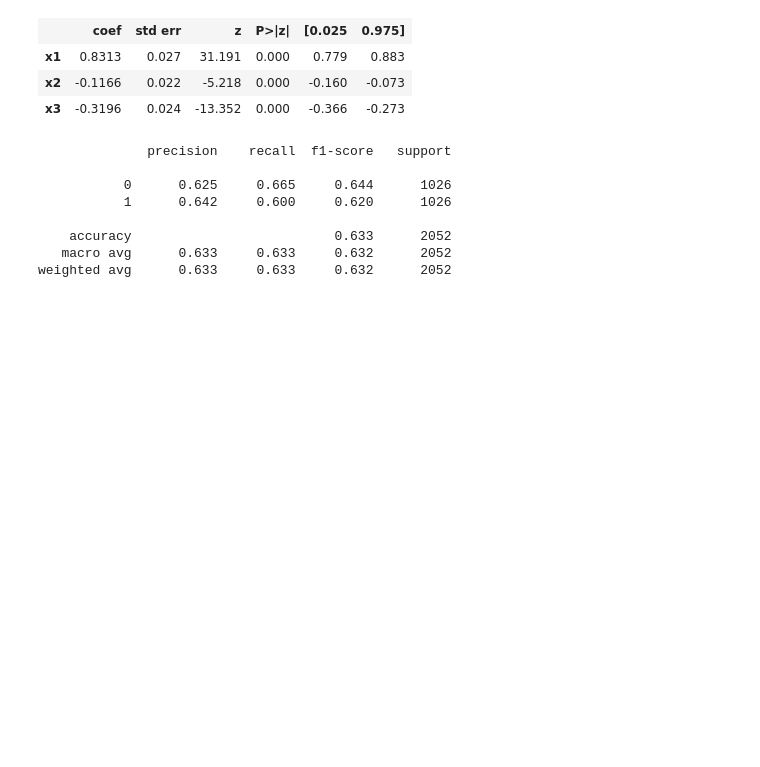
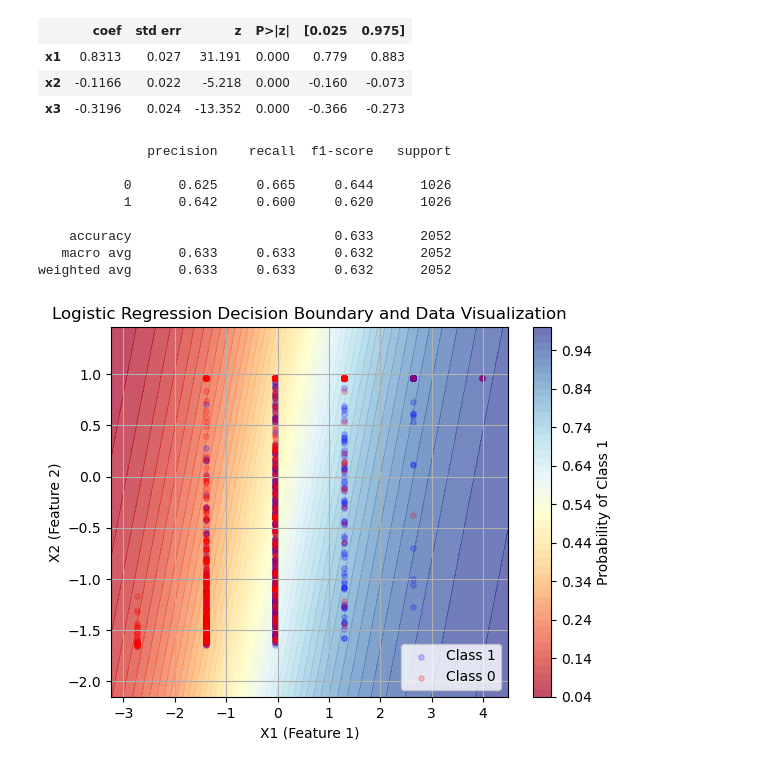
Before and after one commit to epfl-ada/ada-2024-project-outliars, a Jupyter notebook: results.ipynb, the cells around one changed output. Drawn from its saved outputs; the diff is of its cells as text; code cells hidden in the pictures; blank space fills up the shorter version.

Commit message:
Added cool plot.

```diff
--- a/results.ipynb
+++ b/results.ipynb
@@ -2308,3 +2316,46 @@ print(classification_report(y_test, y_pred, digits=3))
     accuracy                          0.633      2052
    macro avg      0.633     0.633     0.632      2052
 weighted avg      0.633     0.633     0.632      2052
+# %%
+# Extract coefficients
+first_idx = 0
+second_idx = 2
+coef = [model.params.values[first_idx], model.params.values[second_idx]]
+
+plot_set = X_test.copy()
+y_values = y_test.copy()
+
+# Generate grid for contours
+xx, yy = np.meshgrid(np.linspace(plot_set[:, first_idx].min() - 0.5, plot_set[:, first_idx].max() + 0.5, 100),
+                     np.linspace(plot_set[:, second_idx].min() - 0.5, plot_set[:, second_idx].max() + 0.5, 100))
+i
+grid = np.c_[xx.ravel() if first_idx == 0 else np.zeros_like(xx).ravel(),
+             yy.ravel() if second_idx == 1 else np.zeros_like(yy).ravel(),
+             yy.ravel() if second_idx == 2 else np.zeros_like(yy).ravel()]
+
+probs = model.predict(grid).reshape(xx.shape)
+
+# Contour plot of probabilities
+plt.contourf(xx, yy, probs, levels=50, cmap="RdYlBu", alpha=0.7)
+plt.colorbar(label="Probability of Class 1")
+
+# Scatter plot with transparency for better visualization
+# go one point at a time to prevent overlapping
+plt.scatter(plot_set[y_values == 1, first_idx], plot_set[y_values == 1, second_idx], label="Class 1", color='blue', s=15, alpha=0.2)
+plt.scatter(plot_set[y_values == 0, first_idx], plot_set[y_values == 0, second_idx], label="Class 0", color='red', s=15, alpha=0.2)
+
+
+# # Decision boundary
+# x_vals = np.linspace(X_test[:, 0].min(), X_test[:, 0].max(), 100)
+# y_vals = -(coef[0] * x_vals + intercept) / coef[1]
+# plt.plot(x_vals, y_vals, color='green', label="Decision Boundary")
+
+# Labels, legend, and grid
+plt.xlabel("X1 (Feature 1)")
+plt.ylabel("X2 (Feature 2)")
+plt.title("Logistic Regression Decision Boundary and Data Visualization")
+plt.legend()
+plt.grid(True)
+plt.show()
+# %% [output]
+[figure, added]
```
Also changed, not shown: parts of 5 cells of this notebook.
